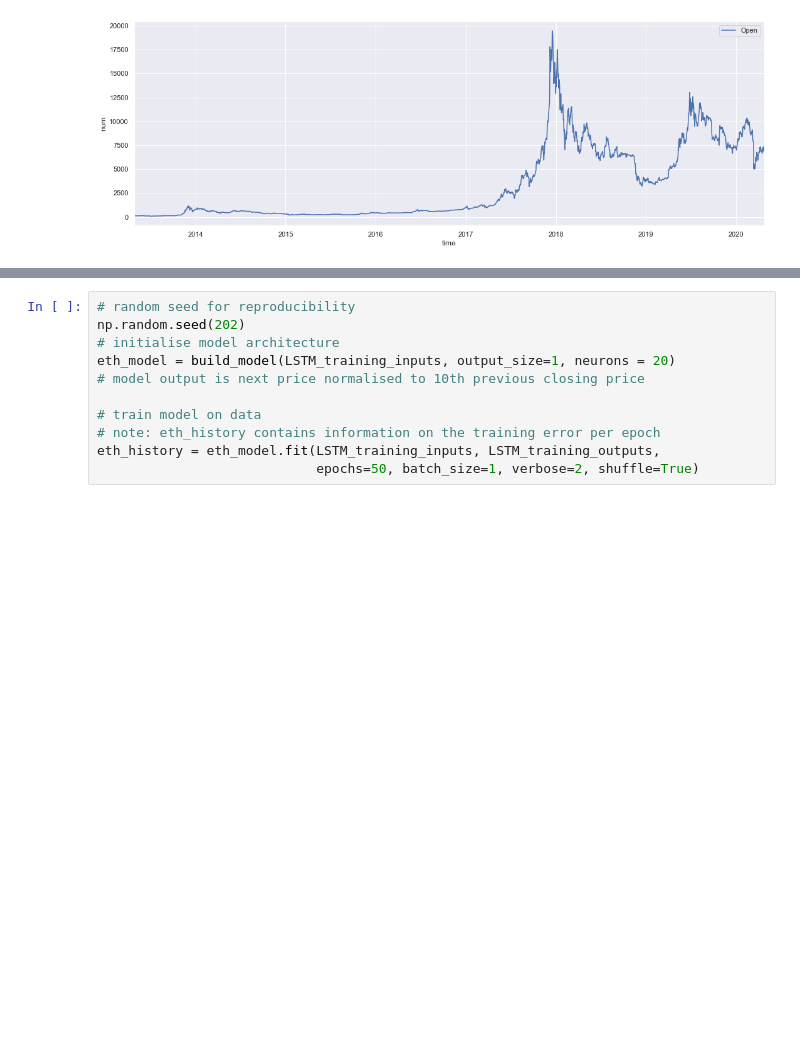
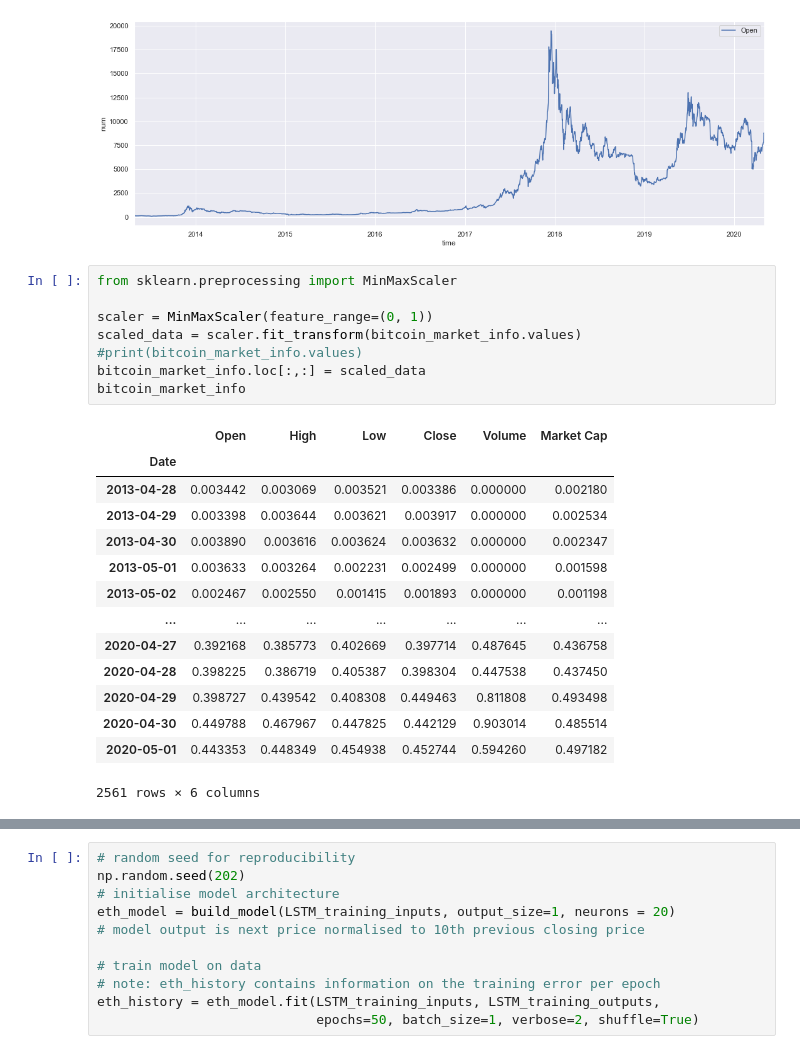
Before and after one commit to ripenedcat/msa-machinelearning, a Jupyter notebook: Untitled.ipynb, the cells around one changed output, grey strips where cells are left out. Saved outputs shown, nothing was run; the diff lists cells and outputs as text; blank space fills up the shorter version.

```diff
--- a/Untitled.ipynb
+++ b/Untitled.ipynb
@@ -82,3 +100,26 @@ s_ax.legend(loc='upper right')
 plt.show()
 # %% [output]
 [figure]
+# %%
+from sklearn.preprocessing import MinMaxScaler
+
+scaler = MinMaxScaler(feature_range=(0, 1))
+scaled_data = scaler.fit_transform(bitcoin_market_info.values)
+#print(bitcoin_market_info.values)
+bitcoin_market_info.loc[:,:] = scaled_data
+bitcoin_market_info
+# %% [output]
+|  | Open | High | Low | Close | Volume | Market Cap |
+| Date |  |  |  |  |  |  |
+| 2013-04-28 | 0.003442 | 0.003069 | 0.003521 | 0.003386 | 0.000000 | 0.002180 |
+| 2013-04-29 | 0.003398 | 0.003644 | 0.003621 | 0.003917 | 0.000000 | 0.002534 |
+| 2013-04-30 | 0.003890 | 0.003616 | 0.003624 | 0.003632 | 0.000000 | 0.002347 |
+| 2013-05-01 | 0.003633 | 0.003264 | 0.002231 | 0.002499 | 0.000000 | 0.001598 |
+| 2013-05-02 | 0.002467 | 0.002550 | 0.001415 | 0.001893 | 0.000000 | 0.001198 |
+| ... | ... | ... | ... | ... | ... | ... |
+| 2020-04-27 | 0.392168 | 0.385773 | 0.402669 | 0.397714 | 0.487645 | 0.436758 |
+| 2020-04-28 | 0.398225 | 0.386719 | 0.405387 | 0.398304 | 0.447538 | 0.437450 |
+| 2020-04-29 | 0.398727 | 0.439542 | 0.408308 | 0.449463 | 0.811808 | 0.493498 |
+| 2020-04-30 | 0.449788 | 0.467967 | 0.447825 | 0.442129 | 0.903014 | 0.485514 |
+| 2020-05-01 | 0.443353 | 0.448349 | 0.454938 | 0.452744 | 0.594260 | 0.497182 |
+2561 rows × 6 columns
```
Also changed, not shown: parts of 11 cells of this notebook.
